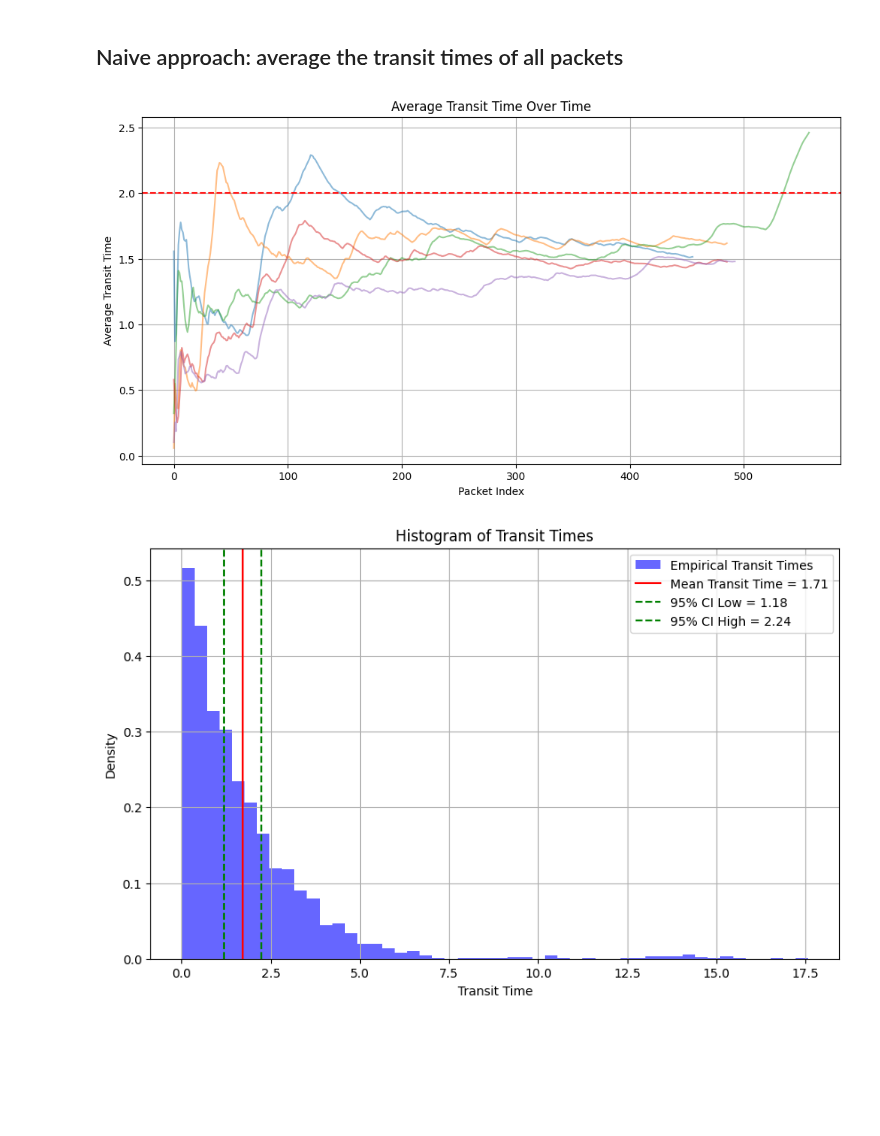
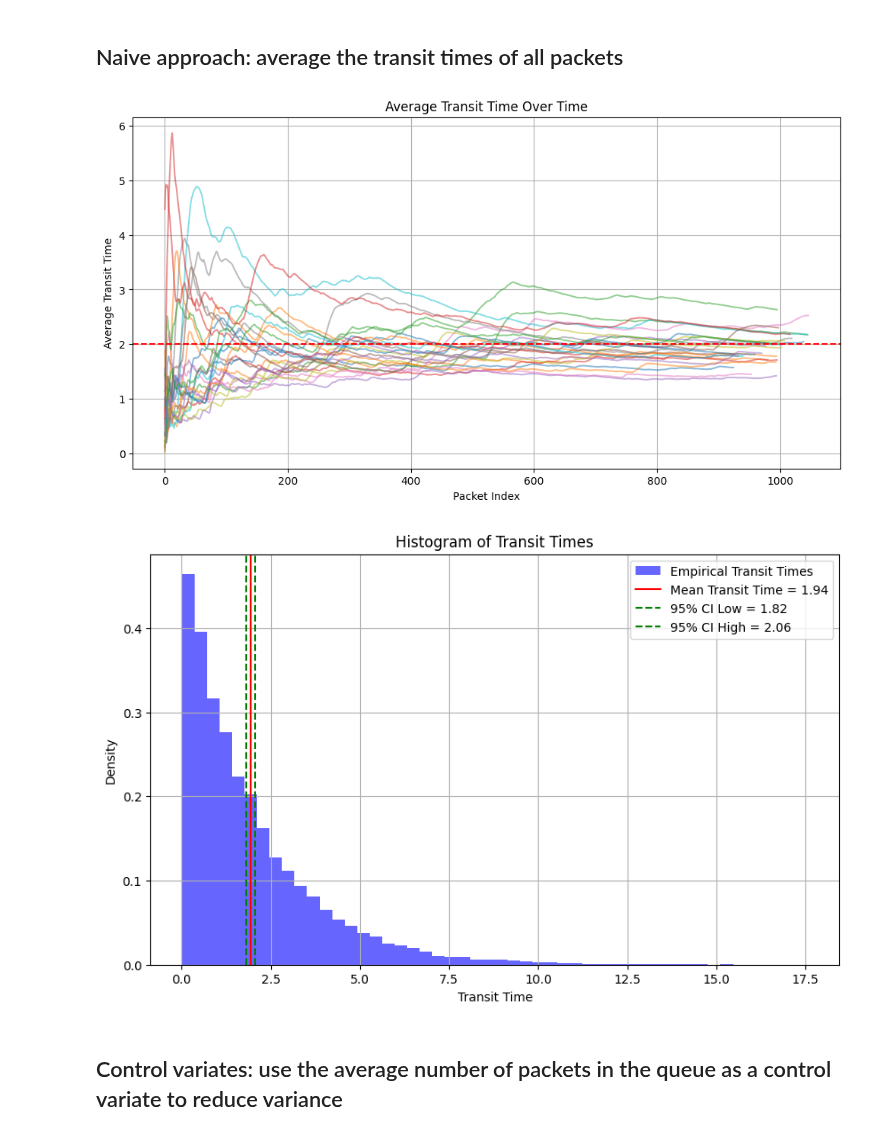
Before and after one commit to DaMole98/SPE-labs, a Jupyter notebook: HW-4/src/simulations.ipynb, the cells around one changed output. Drawn from its saved outputs; the diff is of its cells as text; code cells hidden in the pictures; blank space fills up the shorter version.

Commit message:
Fixed control variates and plot

```diff
--- a/HW-4/src/simulations.ipynb
+++ b/HW-4/src/simulations.ipynb
@@ -466,8 +461,8 @@ plt.show()
 # %% [markdown]
 # Exercise 2: estimate the average transit time of packets in the system
 # %%
-NUM_REPLICATIONS = 5
-NUM_TIME_UNITS = 500
+NUM_REPLICATIONS = 25
+NUM_TIME_UNITS = 1000
 
 lambda_ = 1.0
 mu = 1.5
@@ -510,7 +505,6 @@ def get_transit_times(sim_results, drop_num=0):
     """
     transit_times_for_all_reps = np.empty(len(sim_results), dtype=object)
 
-
     for rep_idx, csv_file in enumerate(sim_results):
         data = pd.read_csv(csv_file)
         # data = data.iloc[drop_num:]  # drop the first `drop_num` events
@@ -519,7 +513,6 @@ def get_transit_times(sim_results, drop_num=0):
 
         # Store arrival times to then compute transit times when the packet is served
         arrival_times = []
-
 
         # Store previous arr/dep counts to understand the current type of event
         prev_arrivals = data["arrivals"].iloc[0]
@@ -540,47 +533,63 @@ def get_transit_times(sim_results, drop_num=0):
                     transit_time = row["time"] - cur_packet_at
                     transit_times.append(transit_time)
 
-
         transit_times_for_all_reps[rep_idx] = transit_times
 
     return transit_times_for_all_reps
+
 
 def get_packets_in_queue(sim_results, drop_num=0):
     packets_inq_for_rep = np.empty(len(sim_results), dtype=object)
 
     for rep_idx, csv_file in enumerate(sim_results):
         data = pd.read_csv(csv_file)
-        data = data.iloc[drop_num:]
-        packets_inq_for_rep[rep_idx] = data["queue_length"].values
+        data = data.iloc[drop_num:].copy()
+
+        data["prev_queue"] = data["queue_length"].shift(1).fillna(0)
+        data["delta_t"] = data["time"].shift(-1) - data["time"]
+        data.loc[data.index[-1], "delta_t"] = 0.0
+
+        data["cum_queue_length"] = (data["prev_queue"] * data["delta_t"]).cumsum()
+
+        data["avg_queue_length"] = data["cum_queue_length"] / data["time"]
+        data.loc[data.index[0], "avg_queue_length"] = 0.0
+
+        data = data.copy()
+        data = data[["time", "queue_length", "avg_queue_length"]]
+
+        packets_inq_for_rep[rep_idx] = data
 
     return packets_inq_for_rep
+
+
+DROP_EVENTS = 0
 # %%
 plt.figure(figsize=(12, 6))
 
-transit_times_for_rep = get_transit_times(sim_results, drop_num=0)
+transit_times_for_rep = get_transit_times(sim_results, drop_num=DROP_EVENTS)
 
 for rep in transit_times_for_rep:
     avg_transit_time_over_time = np.cumsum(rep) / np.arange(1, len(rep) + 1)
     plt.plot(
         avg_transit_time_over_time, alpha=0.5, label="Cumulative Mean Transit Time"
     )
 
     # plt.plot(rep, alpha=0.1, label="Replication Transit Times")
 
 plt.axhline(
     y=1 / (mu - lambda_),
     label="Theoretical Mean Transit Time",
     color="red",
     linestyle="--",
 )
 
 plt.xlabel("Packet Index")
 plt.ylabel("Average Transit Time")
 plt.title("Average Transit Time Over Time")
 plt.grid()
 plt.show()
 # %% [output]
-[figure, old version]
+[figure, new version]
 # %%
 # Plot the histogram of transit times
 
@@ -588,15 +597,14 @@ all_transit_times = np.concatenate(transit_times_for_rep)
 
 mean_tt_for_rep = np.array([np.mean(rep) for rep in transit_times_for_rep])
 
+mean_ci_low, mean_ci_high = compute_mean_ci(mean_tt_for_rep)
 
-b = len(mean_tt_for_rep)  # Number of IRs
-tt_mean = mean_tt_for_rep.mean()
-tt_var = sum([(rep_mean - tt_mean) ** 2 for rep_mean in mean_tt_for_rep]) / (
-    b - 1
-)  # sample variance
-t_quantile = stats.t.ppf(0.975, df=b - 1)
-se = np.sqrt(tt_var / b)  # standard error
-mean_ci_low, mean_ci_high = tt_mean - t_quantile * se, tt_mean + t_quantile * se
+naive_results = {
+    "mean": np.mean(all_transit_times),
+    "values": mean_tt_for_rep,
+    "cis": (mean_ci_low, mean_ci_high),
+    "label": "Naive Mean Transit Time",
+}
 
 plt.figure(figsize=(10, 6))
 plt.hist(
@@ -632,5 +640,7 @@ plt.grid()
 plt.legend()
 plt.show()
 # %% [output]
-[figure, old version]
+[figure, new version]
+# %% [markdown]
+## Control variates: use the average number of packets in the queue as a control variate to reduce variance
 # %%
```
Also changed, not shown: parts of 5 cells of this notebook.
